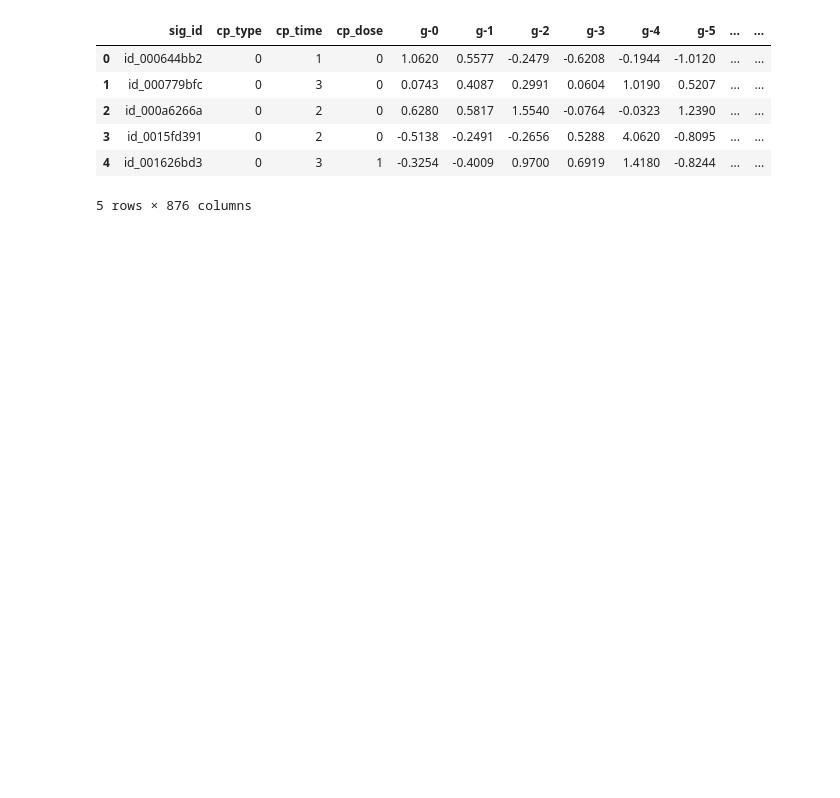
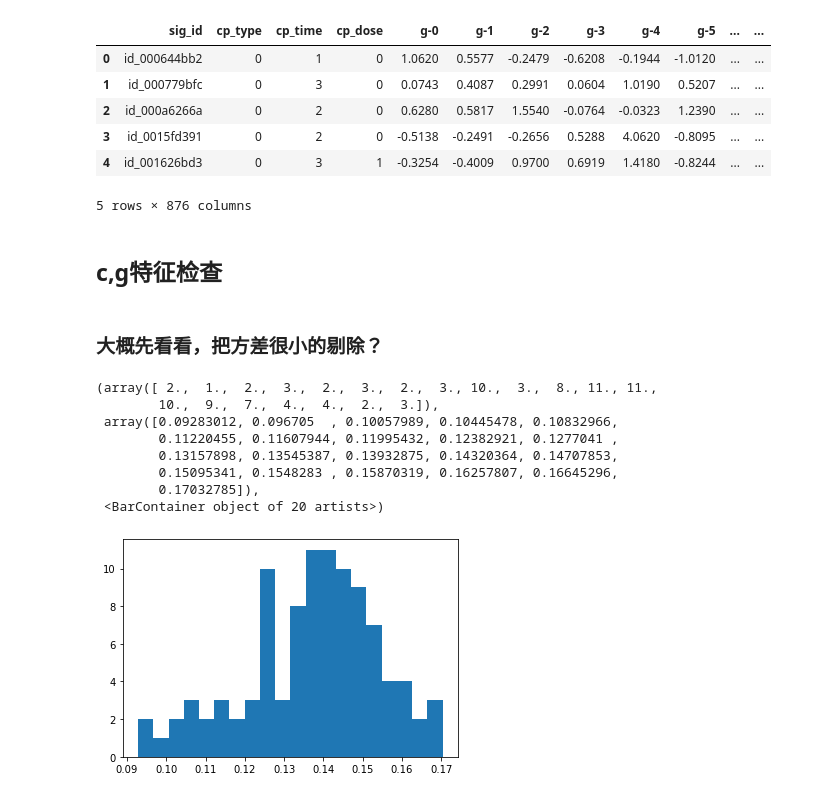
Before and after one commit to dashan0313/mov_idiots, a Jupyter notebook: mov1.ipynb, the cells around one changed output. Cells and saved outputs as stored; diff of their text form; code cells hidden in the pictures; blank space fills up the shorter version.

```diff
--- a/mov1.ipynb
+++ b/mov1.ipynb
@@ -200,7 +200,5 @@ train_features 特征dataframe
 train_features_noid = train_features.iloc[:,1:]
 # %%
 train_g = train_feature_noid.filter(regex=("g-*"))
-train_g_data = train_g.values
-train_c = train_feature_noid.filter(regex=("c-*"))
-train_c_data = train_c.values
+train_c = train_feature_noid.filter(regex=("c-[0-9]"))
 # %%
@@ -233,3 +231,22 @@ train_features.head()
 5 rows × 876 columns
 # %%
 train_features.to_csv('data/train_features_nv.csv')
+# %% [markdown]
+## c,g特征检查
+# %% [markdown]
+### 大概先看看，把方差很小的剔除？
+# %%
+train_c = train_c.apply(lambda x: (x - np.min(x)) / (np.max(x) - np.min(x)))
+# %%
+c_std = np.std(train_c.values,axis= 0)
+plt.hist(c_std,bins = 20)
+# %% [output]
+(array([ 2.,  1.,  2.,  3.,  2.,  3.,  2.,  3., 10.,  3.,  8., 11., 11.,
+        10.,  9.,  7.,  4.,  4.,  2.,  3.]),
+ array([0.09283012, 0.096705  , 0.10057989, 0.10445478, 0.10832966,
+        0.11220455, 0.11607944, 0.11995432, 0.12382921, 0.1277041 ,
+        0.13157898, 0.13545387, 0.13932875, 0.14320364, 0.14707853,
+        0.15095341, 0.1548283 , 0.15870319, 0.16257807, 0.16645296,
+        0.17032785]),
+ <BarContainer object of 20 artists>)
+[figure, added]
```
Also changed, not shown: parts of 15 cells of this notebook, 1 other file.
